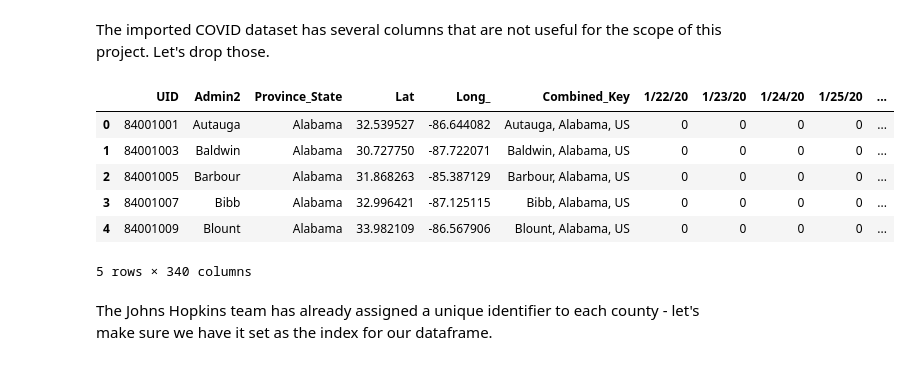
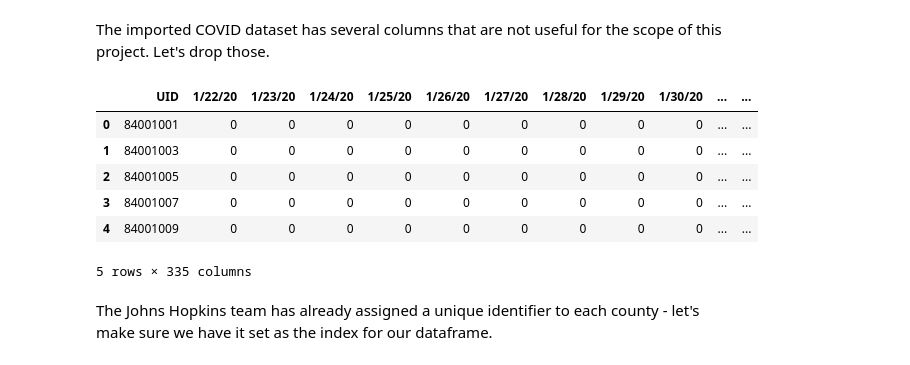
Before and after one commit to hansolo580/lukewilley, a Jupyter notebook: data/notebook.ipynb, the cells around one changed output. Saved outputs shown, nothing was run; the diff lists cells and outputs as text; code cells hidden in the pictures.

```diff
--- a/data/notebook.ipynb
+++ b/data/notebook.ipynb
@@ -19,21 +24,26 @@ The imported COVID dataset has several columns that are not useful for the scope
 # %%
 to_drop = ['iso2',
            'iso3',
            'code3',
            'FIPS',
-           'Country_Region']
+           'Country_Region',
+           'Admin2',
+           'Province_State',
+           'Combined_Key',
+           'Lat',
+           'Long_']
 
 dfCOVID.drop(to_drop, inplace=True, axis=1)
 
 dfCOVID.head()
 # %% [output]
-|  | UID | Admin2 | Province_State | Lat | Long_ | Combined_Key | 1/22/20 | 1/23/20 | 1/24/20 | 1/25/20 | ... |
-| 0 | 84001001 | Autauga | Alabama | 32.539527 | -86.644082 | Autauga, Alabama, US | 0 | 0 | 0 | 0 | ... |
-| 1 | 84001003 | Baldwin | Alabama | 30.727750 | -87.722071 | Baldwin, Alabama, US | 0 | 0 | 0 | 0 | ... |
-| 2 | 84001005 | Barbour | Alabama | 31.868263 | -85.387129 | Barbour, Alabama, US | 0 | 0 | 0 | 0 | ... |
-| 3 | 84001007 | Bibb | Alabama | 32.996421 | -87.125115 | Bibb, Alabama, US | 0 | 0 | 0 | 0 | ... |
-| 4 | 84001009 | Blount | Alabama | 33.982109 | -86.567906 | Blount, Alabama, US | 0 | 0 | 0 | 0 | ... |
+|  | UID | 1/22/20 | 1/23/20 | 1/24/20 | 1/25/20 | 1/26/20 | 1/27/20 | 1/28/20 | 1/29/20 | 1/30/20 | ... | ... |
+| 0 | 84001001 | 0 | 0 | 0 | 0 | 0 | 0 | 0 | 0 | 0 | ... | ... |
+| 1 | 84001003 | 0 | 0 | 0 | 0 | 0 | 0 | 0 | 0 | 0 | ... | ... |
+| 2 | 84001005 | 0 | 0 | 0 | 0 | 0 | 0 | 0 | 0 | 0 | ... | ... |
+| 3 | 84001007 | 0 | 0 | 0 | 0 | 0 | 0 | 0 | 0 | 0 | ... | ... |
+| 4 | 84001009 | 0 | 0 | 0 | 0 | 0 | 0 | 0 | 0 | 0 | ... | ... |
-5 rows × 340 columns
+5 rows × 335 columns
 # %% [markdown]
 The Johns Hopkins team has already assigned a unique identifier to each county - let's make sure we have it set
 as the index for our dataframe.
```
Also changed, not shown: parts of 14 cells of this notebook.
